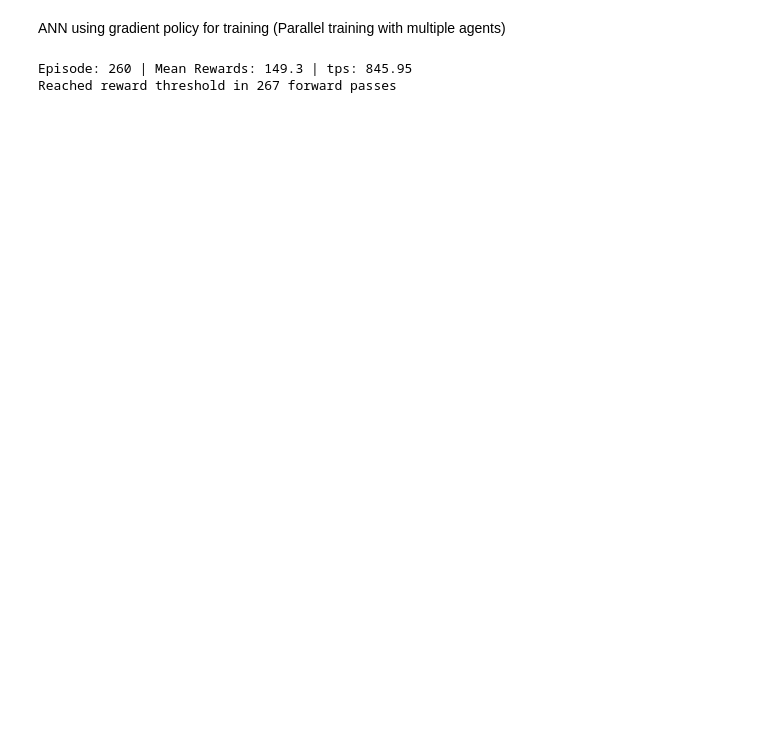
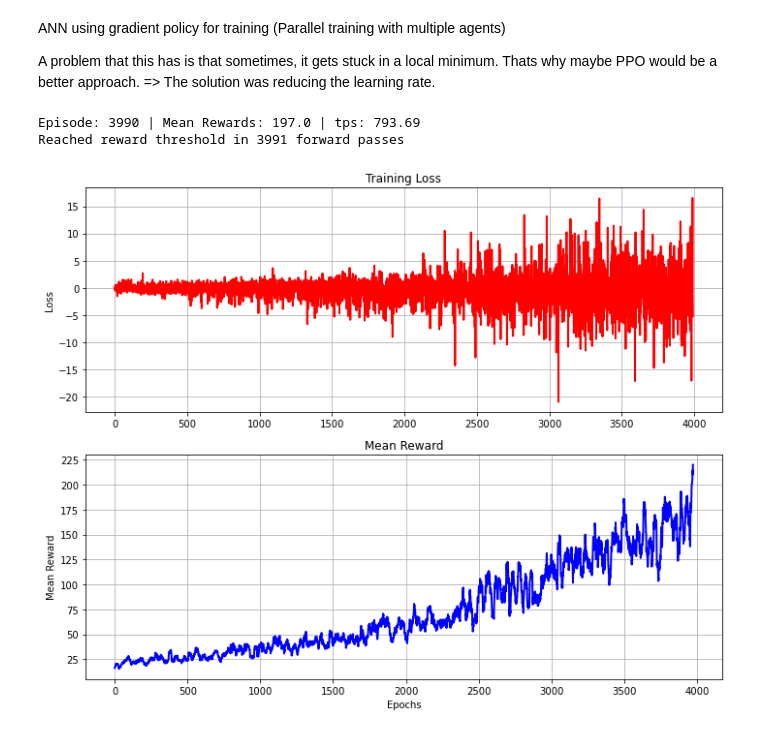
Before and after one commit to amirabbasja/RL_SNN, a Jupyter notebook: ANN_Policy_Gradient/ANN_Example_2.ipynb, the cells around one changed output. Saved outputs shown, nothing was run; the diff lists cells and outputs as text; code cells hidden in the pictures; blank space fills up the shorter version.

```diff
--- a/ANN_Policy_Gradient/ANN_Example_2.ipynb
+++ b/ANN_Policy_Gradient/ANN_Example_2.ipynb
@@ -1,5 +1,7 @@
-# %% [markdown]
-ANN using gradient policy for training (Parallel training with multiple agents)
+# %% [markdown]
+ANN using gradient policy for training (Parallel training with multiple agents)
+
+A problem that this has is that sometimes, it gets stuck in a local minimum. Thats why maybe PPO would be a better approach. => The solution was reducing the learning rate.
 # %%
 # Imports
 import torch
@@ -133,7 +135,7 @@ def forwardPass(envs, policyNetwork, discountFactor):
     return overallRewards, trajectoryRewards, log_probActions
 
 
-NUM_ENVS = 1
+NUM_ENVS = 10
 envs = gym.make_vec(
     "CartPole-v1",
     num_envs = NUM_ENVS, # Number of environments to create
@@ -156,11 +158,12 @@ DROPOUT = 0.5
 
 episodeReturns = []
 policy = policyNetwork(INPUT_DIM, HIDDEN_DIM, OUTPUT_DIM, DROPOUT)
-optimizer = optim.Adam(policy.parameters(), lr = 0.01)
+optimizer = optim.Adam(policy.parameters(), lr = 0.001)
 
 
 mean_episode_return = 0
 episode = 0
+tmp_lstLoss = []
 
 states, _ = envs.reset()
 overallTimeStep = 0
@@ -174,8 +177,11 @@ while True:
     # Compute loss
     for idx in range(NUM_ENVS):
         _loss += -(log_probActions[idx] * trajectoryRewards[idx]).sum()
+        # print( -(log_probActions[idx] * trajectoryRewards[idx]).sum(), _loss)
 
     __loss = _loss / NUM_ENVS
+    tmp_lstLoss.append(__loss.unsqueeze(0))
+
     optimizer.zero_grad()
     __loss.backward()
     optimizer.step()
@@ -193,5 +199,29 @@ while True:
     episode = episode + 1
     overallTimeStep = overallTimeStep + max(map(len,trajectoryRewards))
 # %% [output]
-Episode: 260 | Mean Rewards: 149.3 | tps: 845.95
-Reached reward threshold in 267 forward passes
+Episode: 3990 | Mean Rewards: 197.0 | tps: 793.69
+Reached reward threshold in 3991 forward passes
+# %%
+import matplotlib.pyplot as plt
+window_size = 20
+rolling_avg = np.convolve(np.array(episodeReturns), np.ones(window_size)/window_size, mode='valid')
+
+fig, (ax1, ax2) = plt.subplots(2, 1, figsize=(10, 8))
+
+# Plot loss
+ax1.plot( torch.cat(tmp_lstLoss).detach().numpy(), 'r-', linewidth=2)
+ax1.set_ylabel('Loss')
+ax1.set_title('Training Loss')
+ax1.grid(True)
+
+# Plot mean reward
+ax2.plot(rolling_avg, 'b-', linewidth=2)
+ax2.set_xlabel('Epochs')
+ax2.set_ylabel('Mean Reward')
+ax2.set_title('Mean Reward')
+ax2.grid(True)
+
+plt.tight_layout()
+plt.show()
+# %% [output]
+[figure, added]
```
Also changed, not shown: 2 other files.
